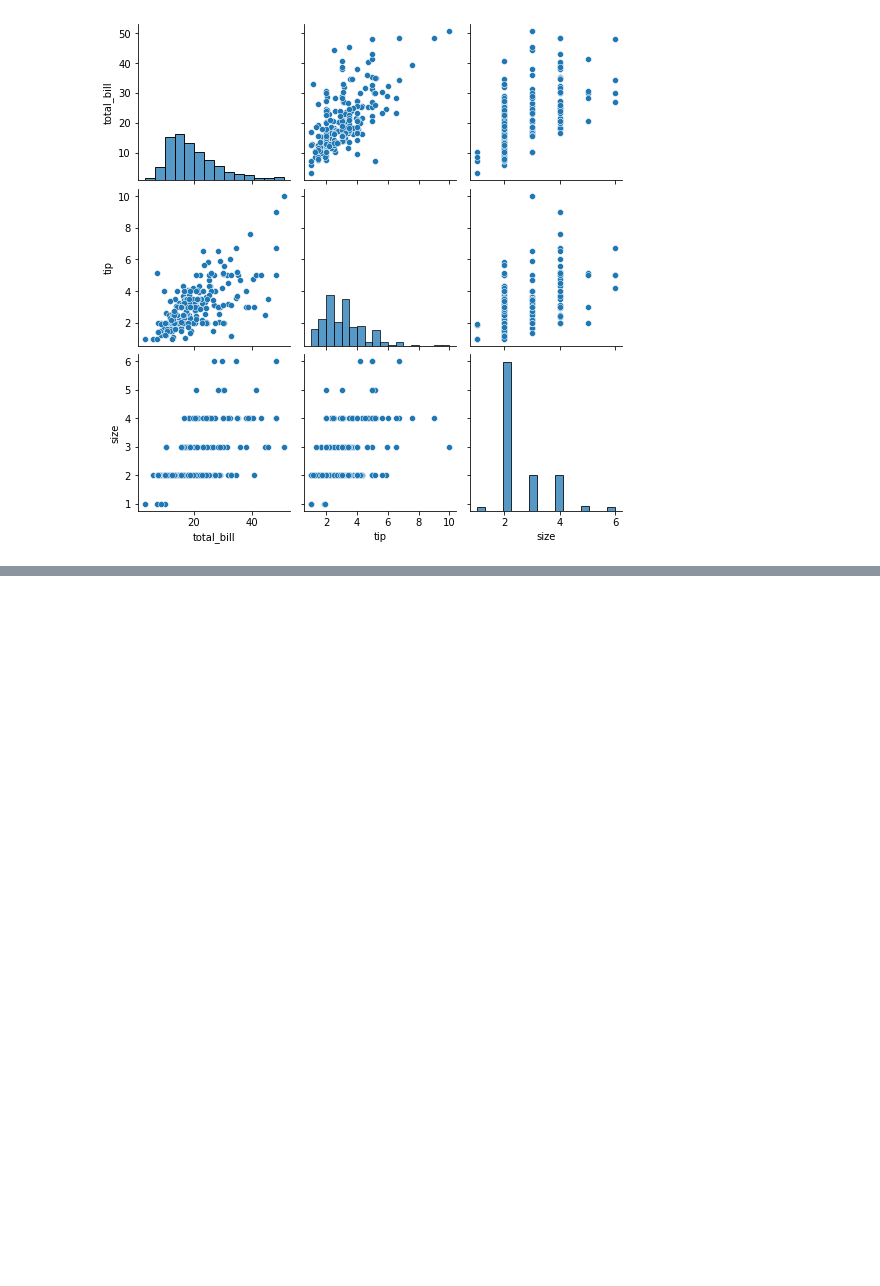
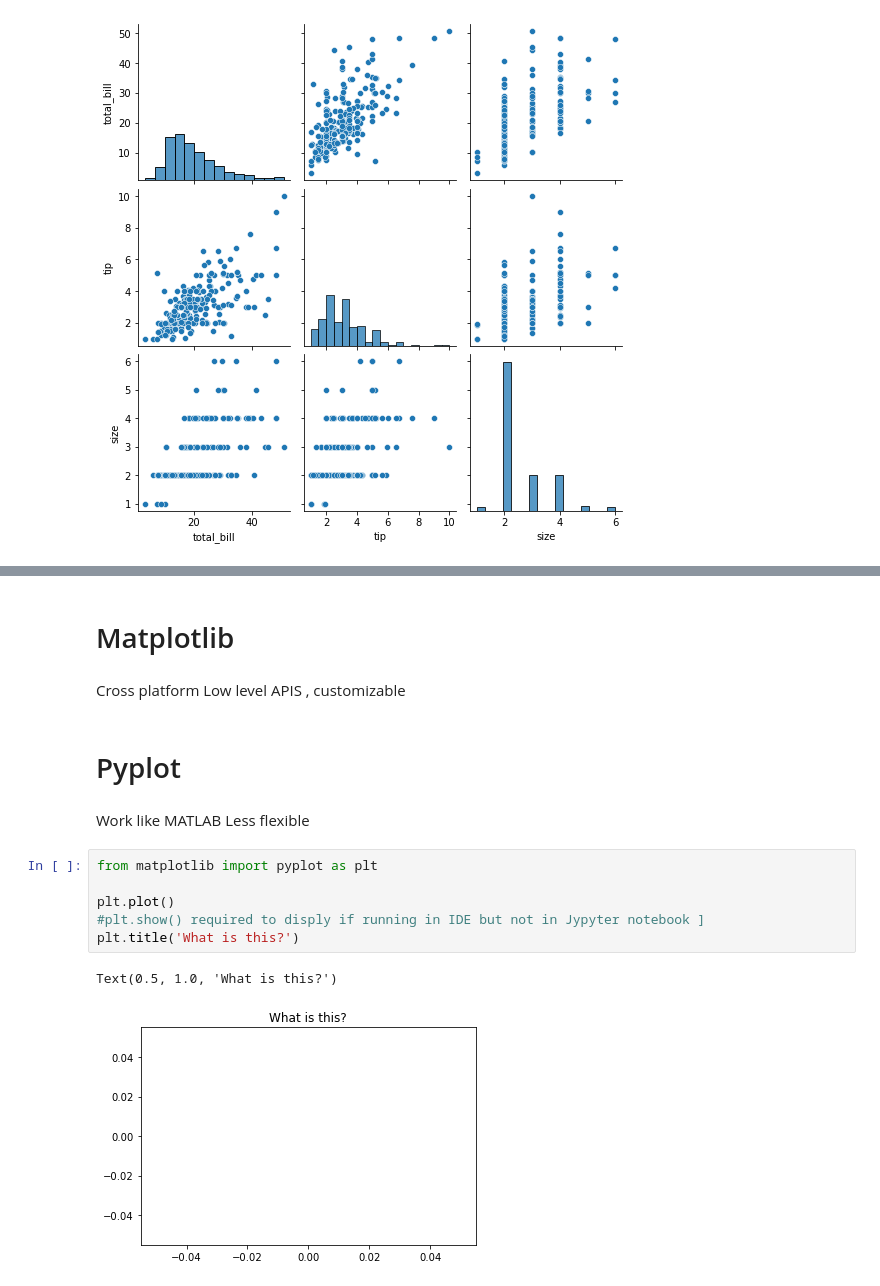
Before and after one commit to jedlueng/WBS-MISDI-Programming, a Jupyter notebook: PFDA/Week4/Week4-task.ipynb, the cells around one changed output, grey strips where cells are left out. Cells and saved outputs as stored; diff of their text form; blank space fills up the shorter version.

```diff
--- a/PFDA/Week4/Week4-task.ipynb
+++ b/PFDA/Week4/Week4-task.ipynb
@@ -82,0 +117,19 @@ iris = sns.load_dataset('iris')
+# %% [markdown]
+# Matplotlib
+# %% [markdown]
+Cross platform
+Low level APIS , customizable
+# %% [markdown]
+# Pyplot
+# %% [markdown]
+Work like MATLAB
+Less flexible
+# %%
+from matplotlib import pyplot as plt
+
+plt.plot()
+#plt.show() required to disply if running in IDE but not in Jypyter notebook ]
+plt.title('What is this?')
+# %% [output]
+Text(0.5, 1.0, 'What is this?')
+[figure, added]
```
Also changed, not shown: parts of 10 cells of this notebook, 1 other file.
